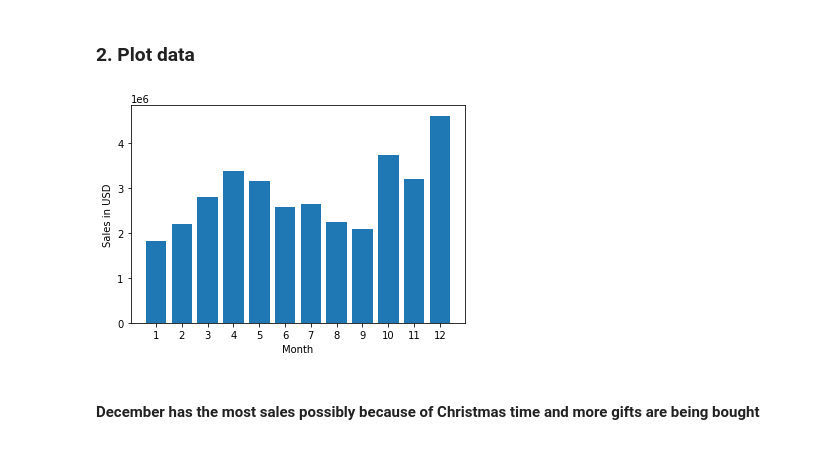
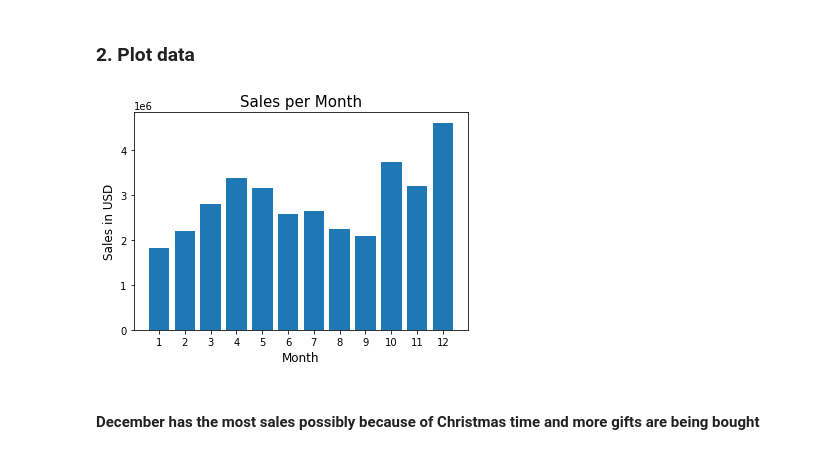
Before and after one commit to ethompson17/PythonSalesAnalysis, a Jupyter notebook: Sales Analysis.ipynb, the cells around one changed output. Cells and saved outputs as stored; diff of their text form; code cells hidden in the pictures.

```diff
--- a/Sales Analysis.ipynb
+++ b/Sales Analysis.ipynb
@@ -131,15 +131,16 @@ results = df.groupby('Month').sum()
 # %%
 import matplotlib.pyplot as plt
 
 months = range(1,13)
 
 plt.bar(months,results['Sales'])
 plt.xticks(months)
-plt.xlabel('Month')
-plt.ylabel('Sales in USD')
+plt.xlabel('Month', size = 12)
+plt.ylabel('Sales in USD', size = 12)
+plt.title('Sales per Month', size = 15)
 plt.show()
 # %% [output]
-[figure, old version]
+[figure, new version]
 # %% [markdown]
 #### December has the most sales possibly because of Christmas time and more gifts are being bought
 # %% [markdown]
```
Also changed, not shown: parts of 9 cells of this notebook.
